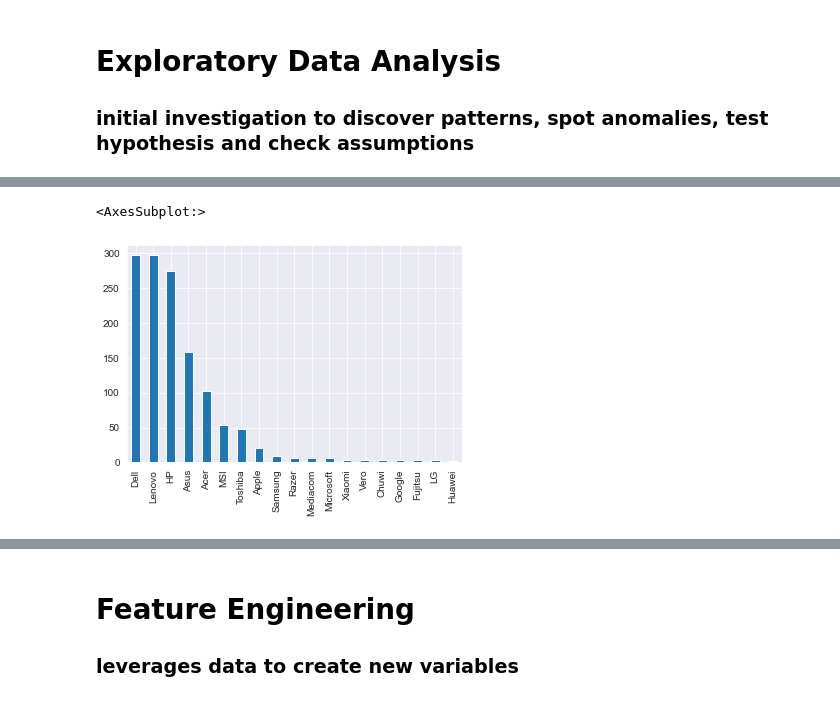
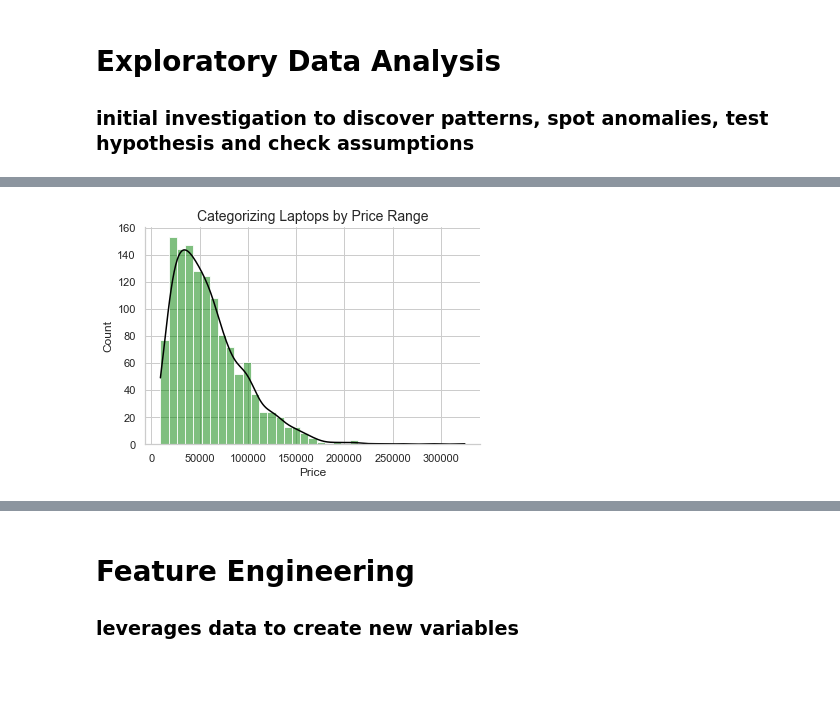
Before and after one commit to AbhikritiMoti/Laptop-Price-Estimator, a Jupyter notebook: LaptopPricePrediction.ipynb, the cells around one changed output, grey strips where cells are left out. Cells and saved outputs as stored; diff of their text form; code cells hidden in the pictures; blank space fills up the shorter version.

```diff
--- a/LaptopPricePrediction.ipynb
+++ b/LaptopPricePrediction.ipynb
@@ -127,5 +194,0 @@ https://gist.github.com/mwaskom/de44147ed2974457ad6372750bbe5751
-# %%
-df['Company'].value_counts().plot(kind='bar')
-# %% [output]
-<AxesSubplot:>
-[figure, removed]
@@ -131,0 +199,10 @@ df['Company'].value_counts().plot(kind='bar')
+# %%
+sns.set(style="whitegrid")
+ax = sns.histplot(df['Price'], kde=True, color='green', fill=True)
+ax.lines[0].set_color('black')
+plt.title("Categorizing Laptops by Price Range", fontsize=14)
+ax.spines['top'].set_visible(False)
+ax.spines['right'].set_visible(False)
+plt.show()
+# %% [output]
+[figure, added]
```
Also changed, not shown: parts of 99 cells of this notebook.
